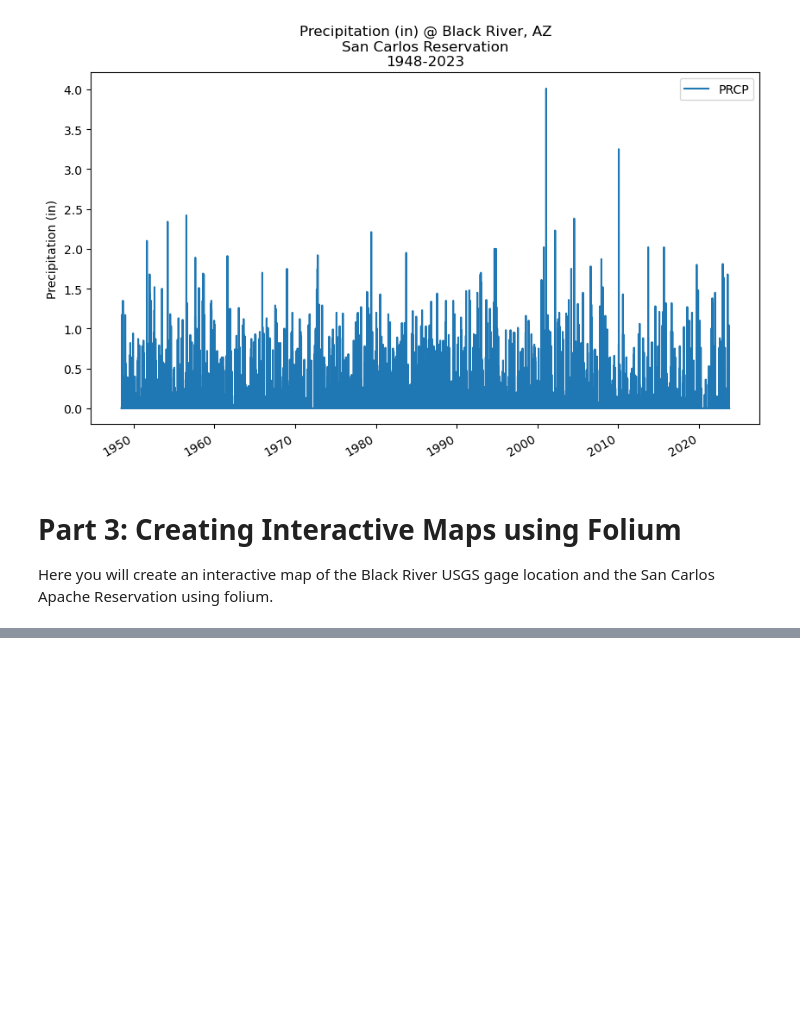
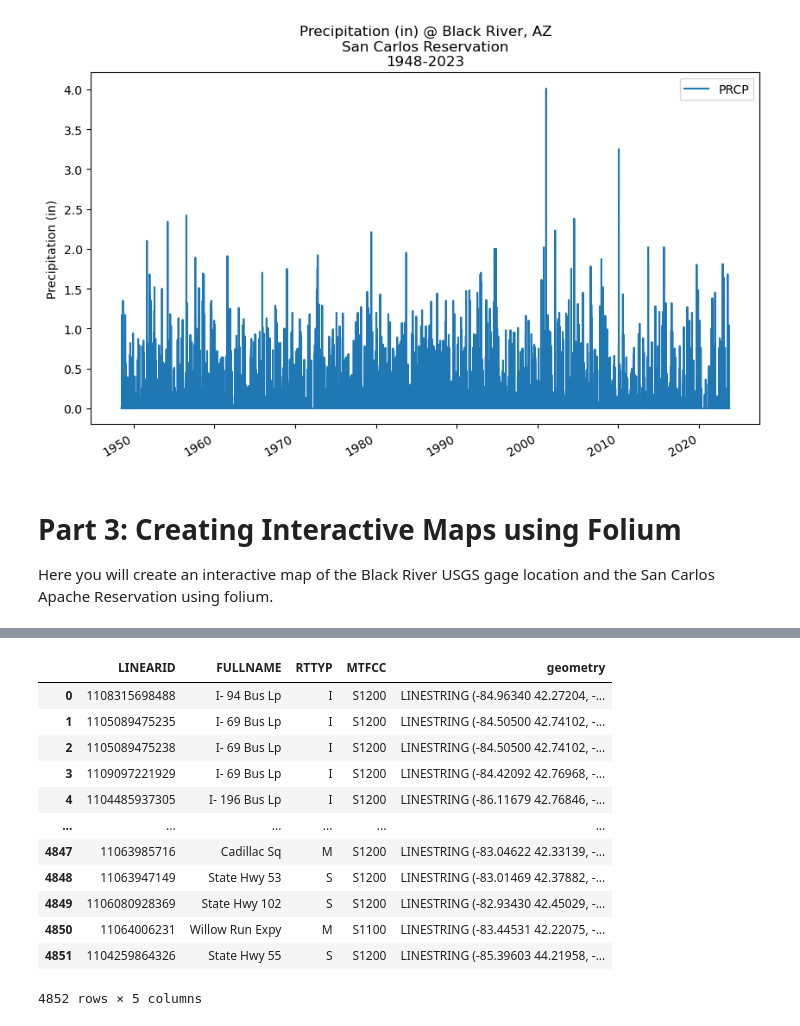
Before and after one commit to cu-esiil-edu/san-carlos-apache-college-demo-nquarder, a Jupyter notebook: san-carlos-apache-python-training.ipynb, the cells around one changed output, grey strips where cells are left out. Cells and saved outputs as stored; diff of their text form; code cells hidden in the pictures; blank space fills up the shorter version.

```diff
--- a/san-carlos-apache-python-training.ipynb
+++ b/san-carlos-apache-python-training.ipynb
@@ -296,3 +296,22 @@ m.save('map.html')
 m
 # %% [output]
 [interactive output not drawn]
+# %%
+mi_rds = 'https://www2.census.gov/geo/tiger/TIGER2019/PRISECROADS/tl_2019_26_prisecroads.zip'
+
+mi_rds_gdf = gpd.read_file(mi_rds)
+mi_rds_gdf
+# %% [output]
+|  | LINEARID | FULLNAME | RTTYP | MTFCC | geometry |
+| 0 | 1108315698488 | I- 94 Bus Lp | I | S1200 | LINESTRING (-84.96340 42.27204, -... |
+| 1 | 1105089475235 | I- 69 Bus Lp | I | S1200 | LINESTRING (-84.50500 42.74102, -... |
+| 2 | 1105089475238 | I- 69 Bus Lp | I | S1200 | LINESTRING (-84.50500 42.74102, -... |
+| 3 | 1109097221929 | I- 69 Bus Lp | I | S1200 | LINESTRING (-84.42092 42.76968, -... |
+| 4 | 1104485937305 | I- 196 Bus Lp | I | S1200 | LINESTRING (-86.11679 42.76846, -... |
+| ... | ... | ... | ... | ... | ... |
+| 4847 | 11063985716 | Cadillac Sq | M | S1200 | LINESTRING (-83.04622 42.33139, -... |
+| 4848 | 11063947149 | State Hwy 53 | S | S1200 | LINESTRING (-83.01469 42.37882, -... |
+| 4849 | 1106080928369 | State Hwy 102 | S | S1200 | LINESTRING (-82.93430 42.45029, -... |
+| 4850 | 11064006231 | Willow Run Expy | M | S1100 | LINESTRING (-83.44531 42.22075, -... |
+| 4851 | 1104259864326 | State Hwy 55 | S | S1200 | LINESTRING (-85.39603 44.21958, -... |
+4852 rows × 5 columns
```
Also changed, not shown: parts of 1 cell of this notebook.
